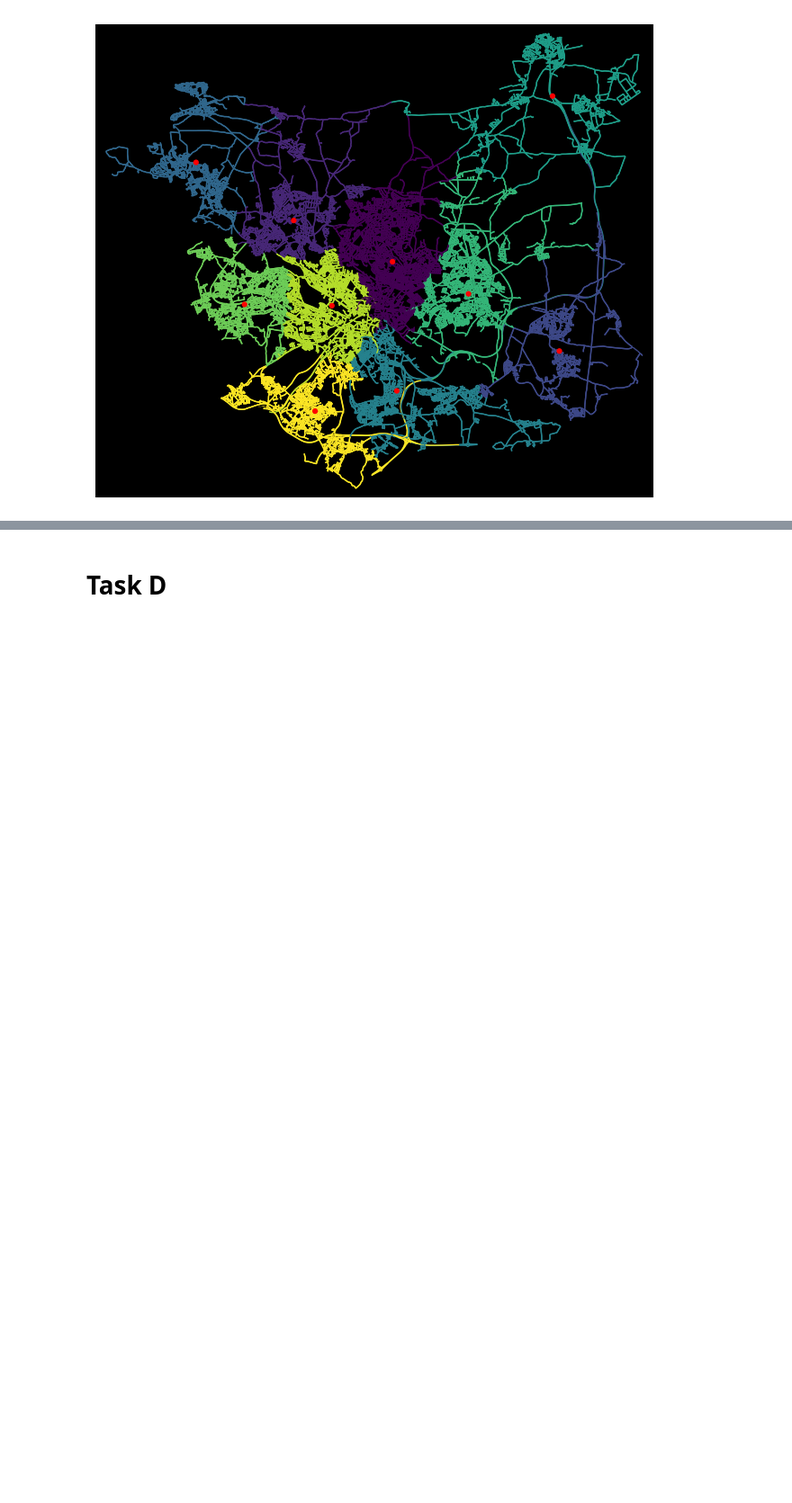
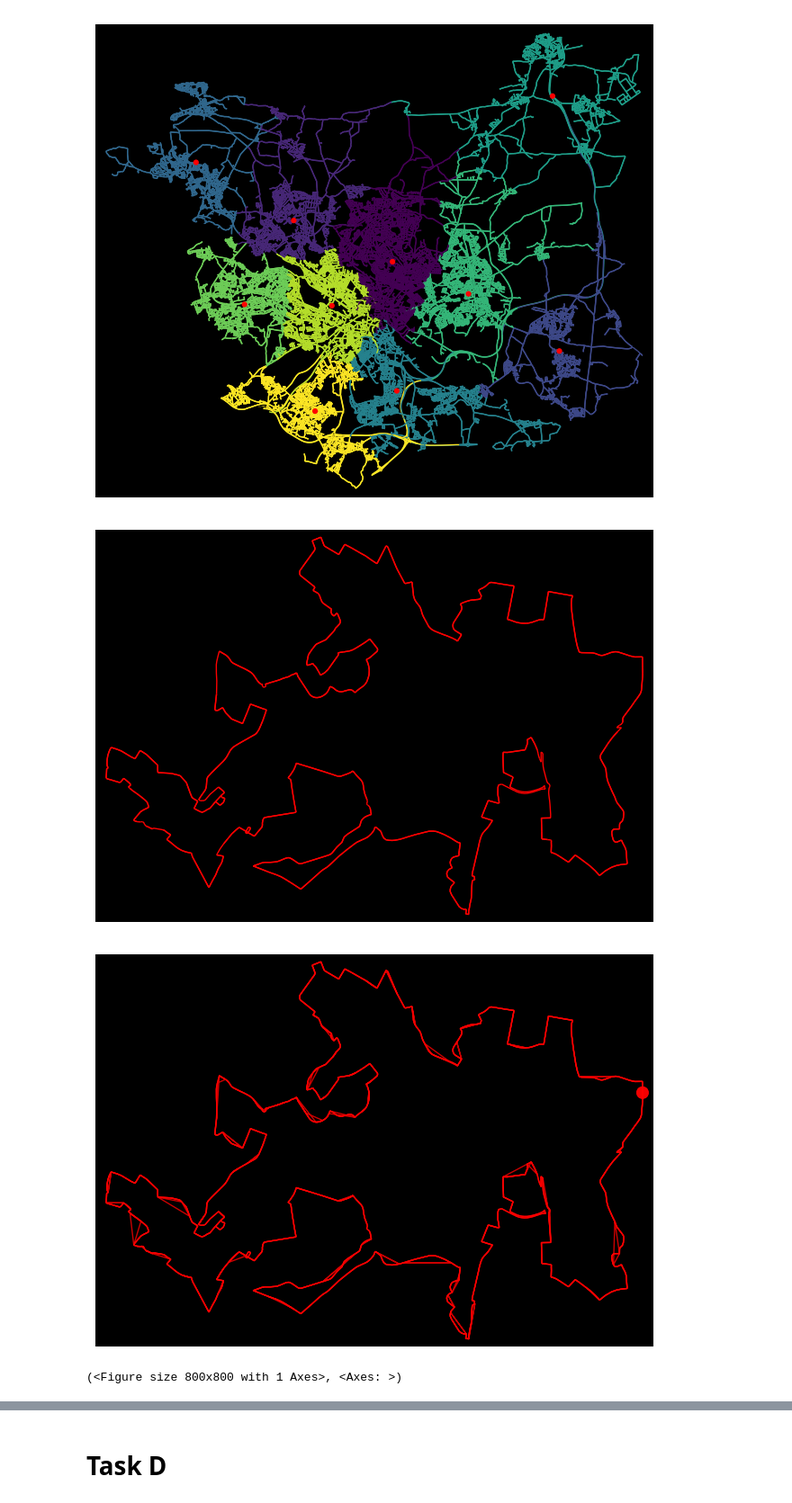
Before and after one commit to congrendai/NDA_CW2, a Jupyter notebook: NDA_CW2.ipynb, the cells around one changed output, grey strips where cells are left out. Shown at 90% size. Drawn from its saved outputs; the diff is of its cells as text; code cells hidden in the pictures; blank space fills up the shorter version.

```diff
--- a/NDA_CW2.ipynb
+++ b/NDA_CW2.ipynb
@@ -475,6 +510,7 @@ The average fraction of the nearest intersection to accident point is 20.0%.
 # %% [markdown]
 # Task C
 # %%
+PLACE_OF_INTEREST = "Leeds, United Kingdom"
 leeds_graph = ox.graph_from_place(PLACE_OF_INTEREST, network_type='drive')
 # %%
 # Get the coordinates of the nodes in the graph
@@ -553,6 +589,38 @@ del cells['unreachable']
 # %%
 # Create graphs for each cell
 cell_graphs = [leeds_graph.subgraph(cell) for cell in cells.values()]
+# %%
+def find_route(cell_graph):
+    cell_graph = nx.Graph(cell_graph)
+    basic_cycles = nx.cycle_basis(cell_graph)
+
+    cycles = []
+    lengths = []
+    for cycle in basic_cycles:
+        length = 0
+        cycle.append(cycle[0])
+        for i in range(len(cycle)-1):
+            length += cell_graph.edges[cycle[i], cycle[i+1]]['length']
+        cycles.append(cycle)
+        lengths.append(length)
+
+
+    cycle_sorted_by_length = [(cycle, length) for cycle, length in sorted(zip(cycles, lengths), key=lambda pair: pair[1], reverse=True)]
+
+    return cycle_sorted_by_length
+# %%
+index = 1
+
+route = find_route(cell_graphs[index])
+g = cell_graphs[index].subgraph(route[0][0])
+ox.plot_graph(g, node_size=0, edge_color='r', bgcolor='k')
+
+fig, ax = ox.plot_graph(g, node_size=0, edge_color='r', bgcolor='k', show=False)
+ox.plot_graph_route(cell_graphs[index].to_undirected(), route[0][0], route_linewidth=1, node_size=0, bgcolor='k', route_alpha=0.8, edge_color='k', ax=ax)
+# %% [output]
+[figure, added]
+[figure, added]
+(<Figure size 800x800 with 1 Axes>, <Axes: >)
 # %%
 def find_route(cell_graph):
     cycles = nx.simple_cycles(cell_graph)
```
Also changed, not shown: parts of 30 cells of this notebook, 7 other files.
